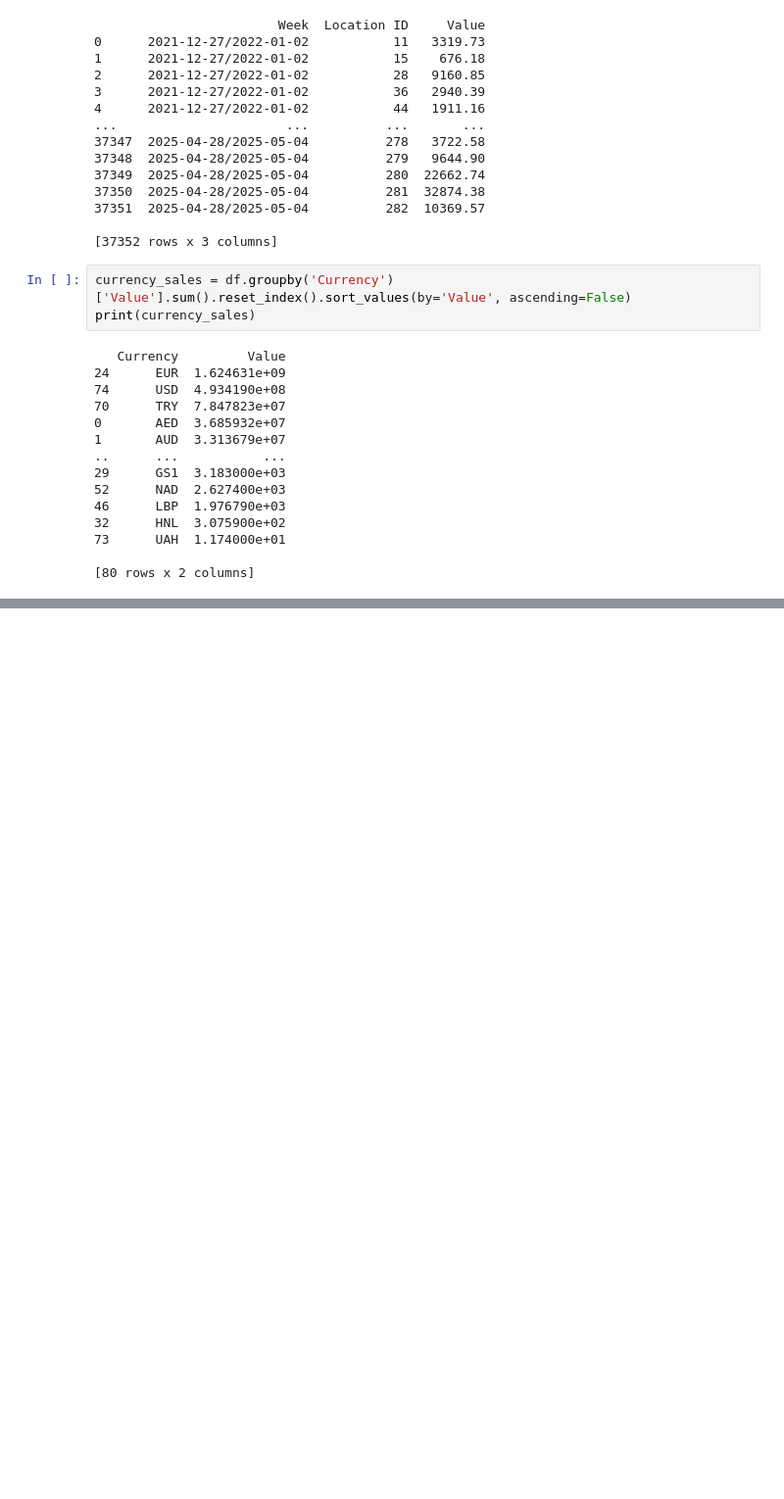
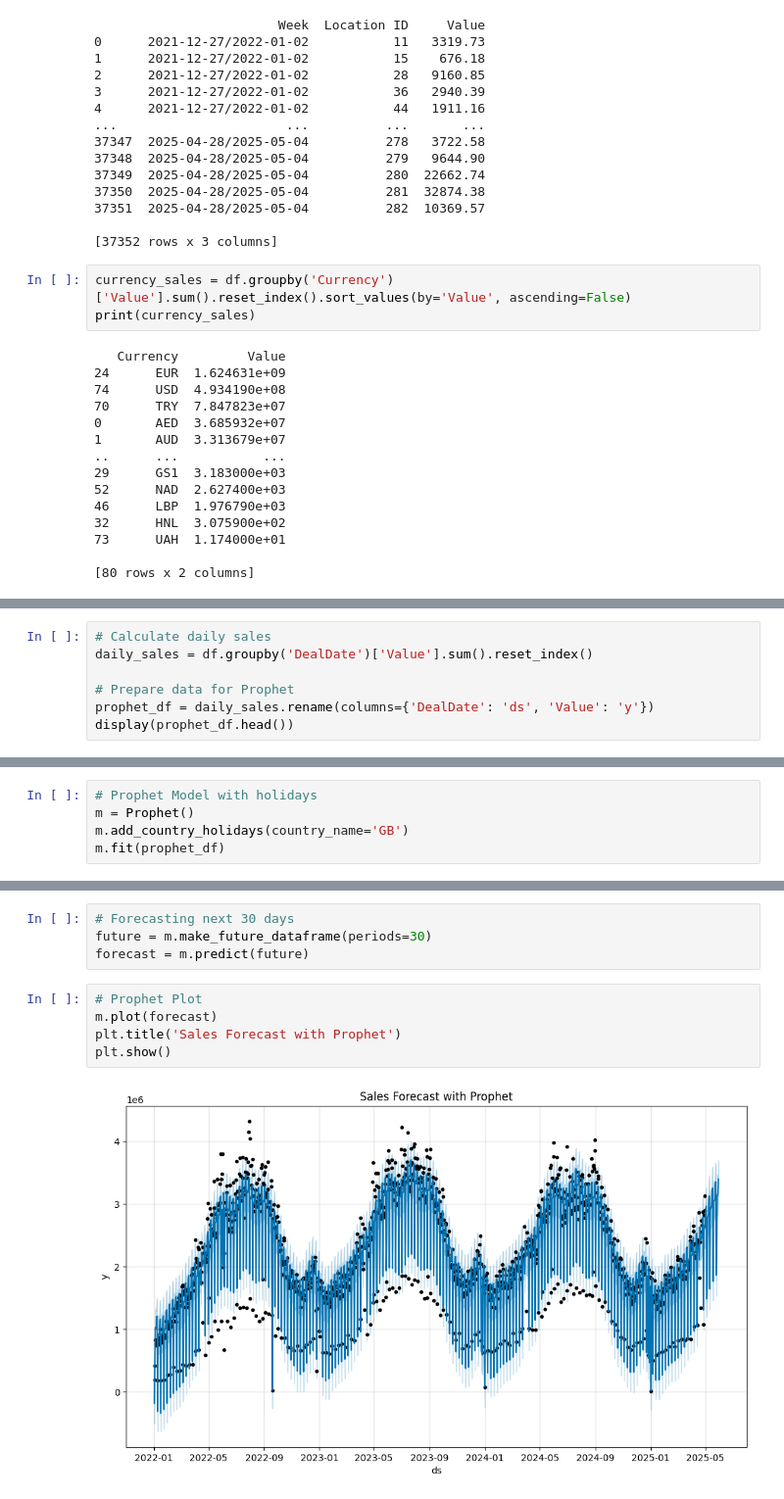
Before and after one commit to Priyankavaishnav1006/Stock_Sales_ML_Model, a Jupyter notebook: Stock_sales_ML.ipynb, the cells around one changed output, grey strips where cells are left out. Shown at 98% size. Drawn from its saved outputs; the diff is of its cells as text; blank space fills up the shorter version.

```diff
--- a/Stock_sales_ML.ipynb
+++ b/Stock_sales_ML.ipynb
@@ -236,0 +260,7 @@ INFO:cmdstanpy:Chain [1] done processing
+# %%
+# Calculate daily sales
+daily_sales = df.groupby('DealDate')['Value'].sum().reset_index()
+
+# Prepare data for Prophet
+prophet_df = daily_sales.rename(columns={'DealDate': 'ds', 'Value': 'y'})
+display(prophet_df.head())
@@ -236,0 +274,5 @@ INFO:cmdstanpy:Chain [1] done processing
+# %%
+# Prophet Model with holidays
+m = Prophet()
+m.add_country_holidays(country_name='GB')
+m.fit(prophet_df)
@@ -236,0 +291,11 @@ INFO:cmdstanpy:Chain [1] done processing
+# %%
+# Forecasting next 30 days
+future = m.make_future_dataframe(periods=30)
+forecast = m.predict(future)
+# %%
+# Prophet Plot
+m.plot(forecast)
+plt.title('Sales Forecast with Prophet')
+plt.show()
+# %% [output]
+[figure, added]
```
Also changed, not shown: parts of 13 cells of this notebook.
